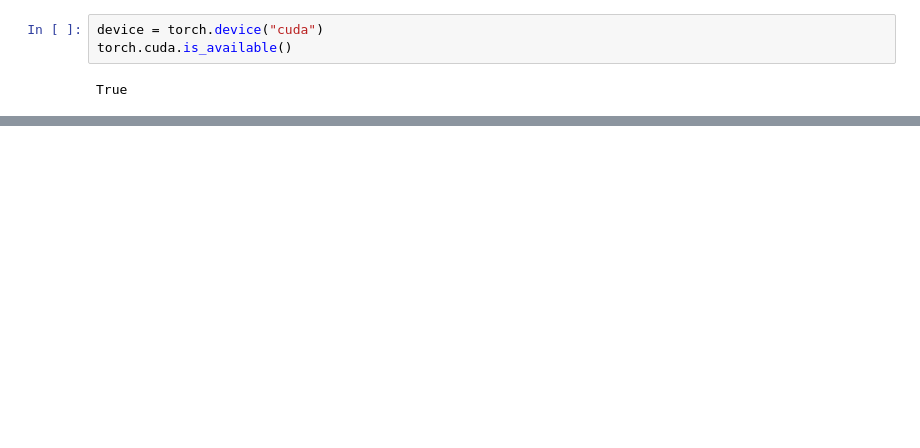
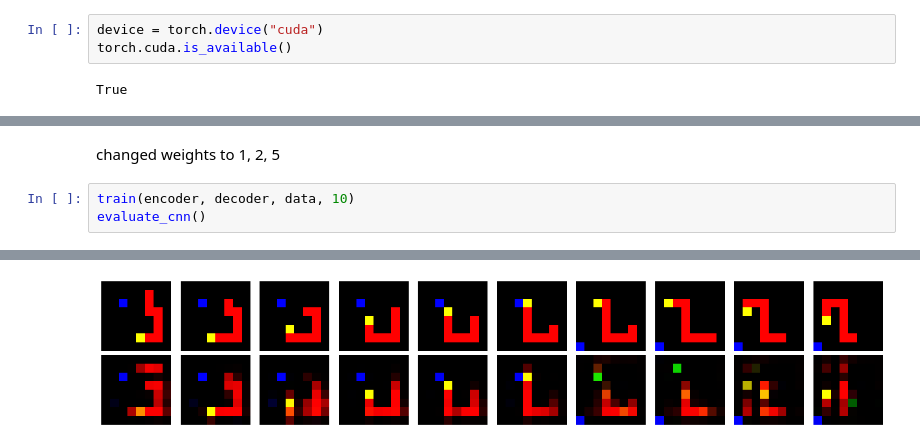
Before and after one commit to ujjwalyash/Battle-Of-The-Bots-SOC-2025, a Jupyter notebook: Week2/Snake_DQN.ipynb, the cells around one changed output, grey strips where cells are left out. Cells and saved outputs as stored; diff of their text form; blank space fills up the shorter version.

```diff
--- a/Week2/Snake_DQN.ipynb
+++ b/Week2/Snake_DQN.ipynb
@@ -951,0 +964,6 @@ np.shape(data)
+# %% [markdown]
+changed weights to 1, 2, 5
+# %%
+train(encoder, decoder, data, 10)
+evaluate_cnn()
+# %% [output]
@@ -951,0 +980 @@ np.shape(data)
+[figure, added]
```
Also changed, not shown: parts of 34 cells of this notebook, 3 other files.
